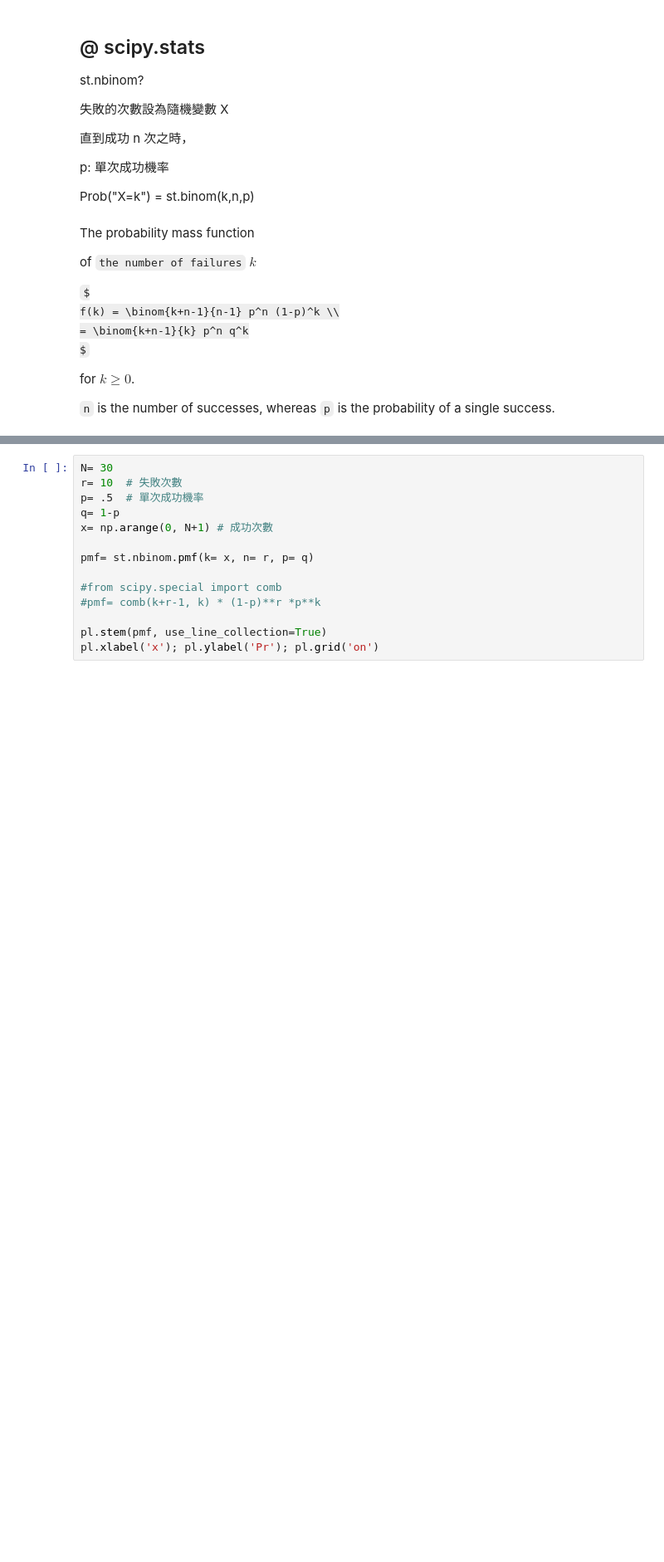
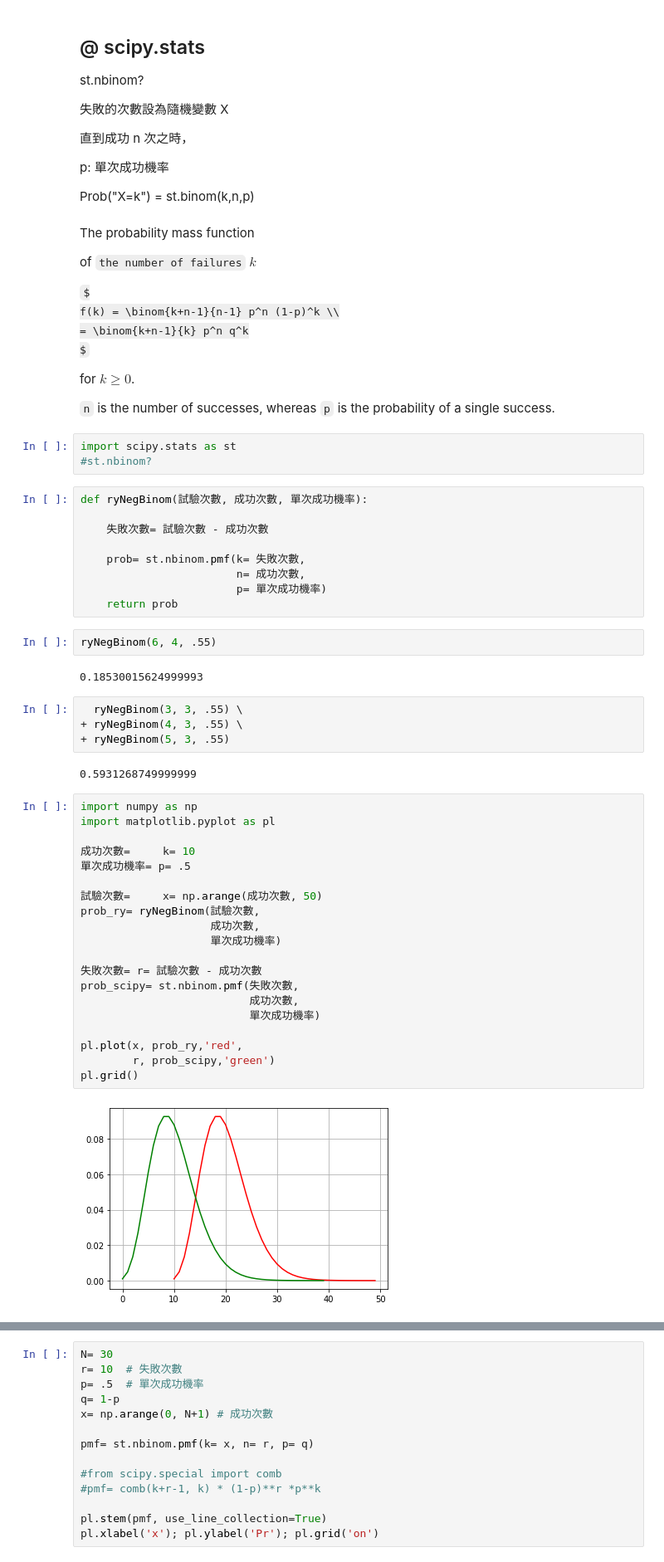
Before and after one commit to renyuanL/_ryProb2020, a Jupyter notebook: probCh03_2.ipynb, the cells around one changed output, grey strips where cells are left out. Shown at 83% size. Drawn from its saved outputs; the diff is of its cells as text; some formulas as TeX source; blank space fills up the shorter version.

```diff
--- a/probCh03_2.ipynb
+++ b/probCh03_2.ipynb
@@ -335,3 +335,47 @@ for $k \ge 0$.
 
 `n` is the number of successes,
 whereas `p` is the probability of a single success.
+# %%
+import scipy.stats as st
+#st.nbinom?
+# %%
+def ryNegBinom(試驗次數, 成功次數, 單次成功機率):
+
+    失敗次數= 試驗次數 - 成功次數
+
+    prob= st.nbinom.pmf(k= 失敗次數,
+                        n= 成功次數,
+                        p= 單次成功機率)
+    return prob
+# %%
+ryNegBinom(6, 4, .55)
+# %% [output]
+0.18530015624999993
+# %%
+  ryNegBinom(3, 3, .55) \
++ ryNegBinom(4, 3, .55) \
++ ryNegBinom(5, 3, .55)
+# %% [output]
+0.5931268749999999
+# %%
+import numpy as np
+import matplotlib.pyplot as pl
+
+成功次數=     k= 10
+單次成功機率= p= .5
+
+試驗次數=     x= np.arange(成功次數, 50)
+prob_ry= ryNegBinom(試驗次數,
+                    成功次數,
+                    單次成功機率)
+
+失敗次數= r= 試驗次數 - 成功次數
+prob_scipy= st.nbinom.pmf(失敗次數,
+                          成功次數,
+                          單次成功機率)
+
+pl.plot(x, prob_ry,'red',
+        r, prob_scipy,'green')
+pl.grid()
+# %% [output]
+[figure, added]
```
Also changed, not shown: parts of 6 cells of this notebook, 6 other files.
